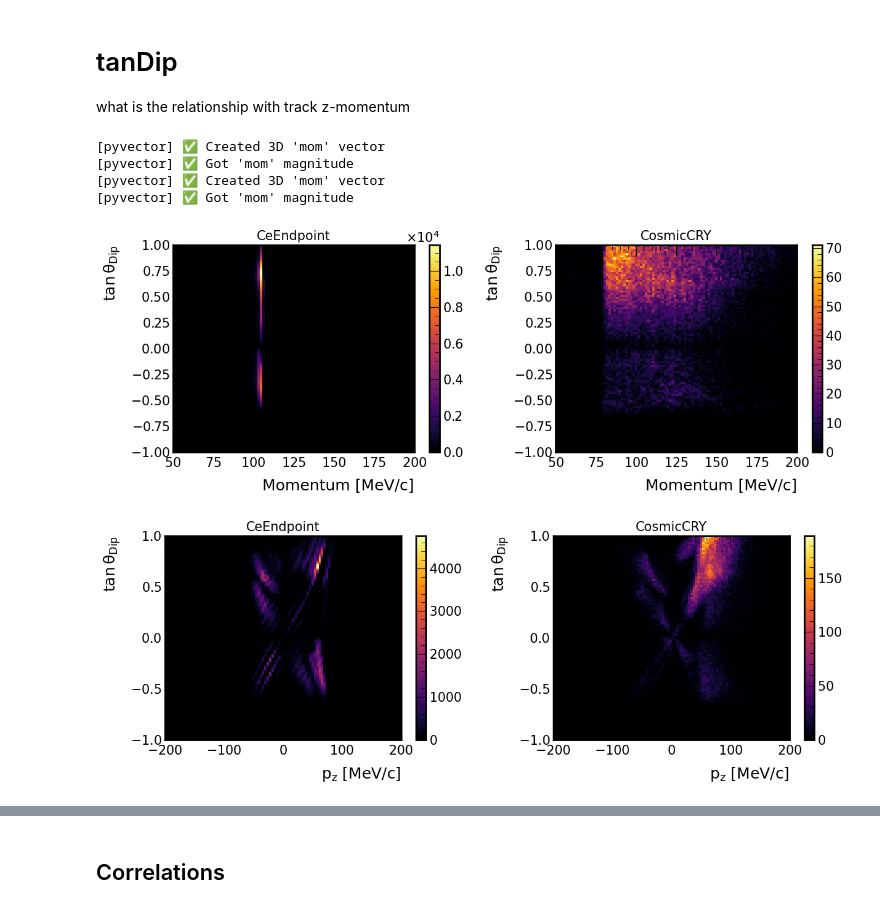
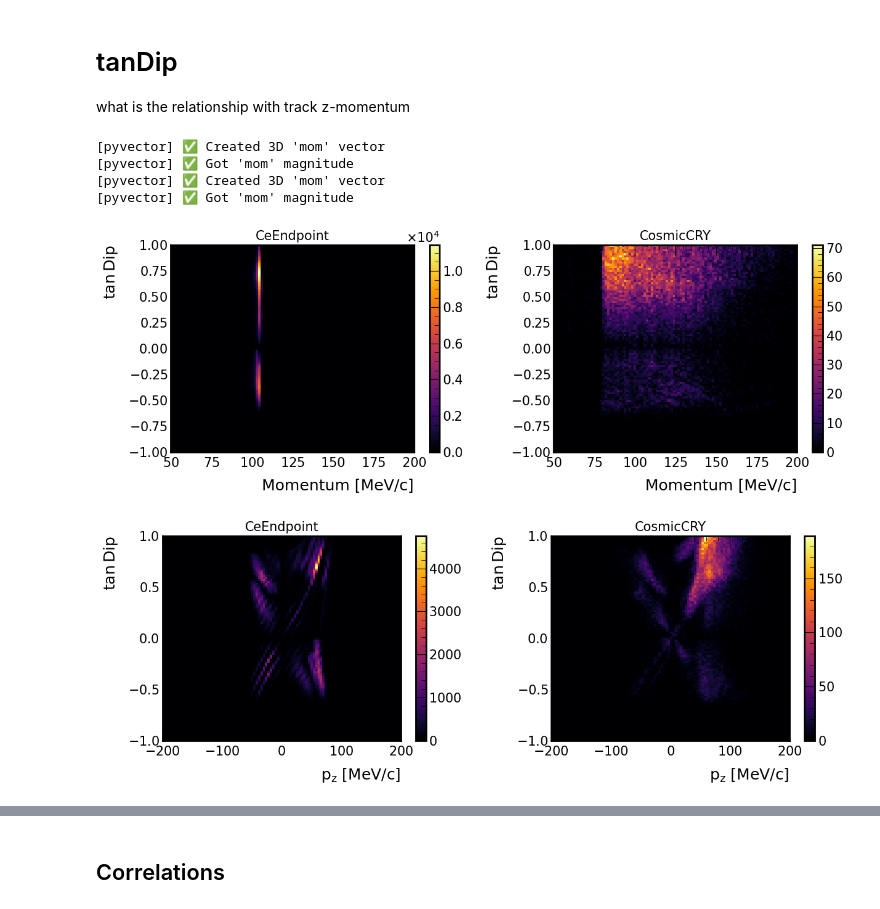
Before and after one commit to sam-grant/mu2e-cosmic, a Jupyter notebook: ana/comp/track_cuts.ipynb, the cells around one changed output, grey strips where cells are left out. Cells and saved outputs as stored; diff of their text form; code cells hidden in the pictures.

```diff
--- a/ana/comp/track_cuts.ipynb
+++ b/ana/comp/track_cuts.ipynb
@@ -1211,36 +1137,36 @@ plotter.plot_2D(
     nbins_y=100,ymin=-1,ymax=1,
     ax=ax[0],
     show=False,
     xlabel=r"Momentum [MeV/c]",
-    ylabel=r"$\tan{\theta_{\text{Dip}}}$",
+    ylabel=r"$\tan{\text{Dip}}$",
     title="CeEndpoint",
     log_z=False
 )
 
 plotter.plot_2D(
     x=ak.flatten(vector.get_mag(data_onspill["trkfit"]["trksegs"], "mom"), axis=None),
     y=ak.flatten(data_onspill["trkfit"]["trksegpars_lh"]["tanDip"], axis=None),
     nbins_x=100,xmin=50,xmax=200,
     nbins_y=100,ymin=-1,ymax=1,
     ax=ax[1],
     show=False,
     xlabel=r"Momentum [MeV/c]",
-    ylabel=r"$\tan{\theta_{\text{Dip}}}$",
+    ylabel=r"$\tan{\text{Dip}}$",
     title="CosmicCRY",
     log_z=False
 )
 
 # # ax.axvline(0.5577350, linestyle="--", color="grey")
 # ax.axvline(2, linestyle="--", color="grey")
 plt.tight_layout()
 plt.savefig(f"../../img/comp/h2_mom_vs_tanDip.png", dpi=300)
 plt.show()
 # %% [output]
 [pyvector] ✅ Created 3D 'mom' vector
 [pyvector] ✅ Got 'mom' magnitude
 [pyvector] ✅ Created 3D 'mom' vector
 [pyvector] ✅ Got 'mom' magnitude
-[figure, old version]
+[figure, new version]
 # %%
 # plot=Plot()
 # nhits_signal = ak.flatten(signal["trkfit"]["trksegpars_lh"]["tanDip"],axis=None)
@@ -1256,7 +1182,7 @@ plotter.plot_2D(
     ax=ax[0],
     show=False,
     xlabel=r"$p_{z}$ [MeV/c]",
-    ylabel=r"$\tan{\theta_{\text{Dip}}}$",
+    ylabel=r"$\tan{\text{Dip}}$",
     title="CeEndpoint",
     log_z=False
 )
@@ -1269,7 +1195,7 @@ plotter.plot_2D(
     ax=ax[1],
     show=False,
     xlabel=r"$p_{z}$ [MeV/c]",
-    ylabel=r"$\tan{\theta_{\text{Dip}}}$",
+    ylabel=r"$\tan{\text{Dip}}$",
     title="CosmicCRY",
     log_z=False
 )
@@ -1280,7 +1206,7 @@ plt.tight_layout()
 plt.savefig(f"../../img/comp/h2_pz_vs_tanDip.png", dpi=300)
 plt.show()
 # %% [output]
-[figure, old version]
+[figure, new version]
 # %%
 # Any negative tanDip at the tracker entrance
 # Track level
```
Also changed, not shown: parts of 22 cells of this notebook.
